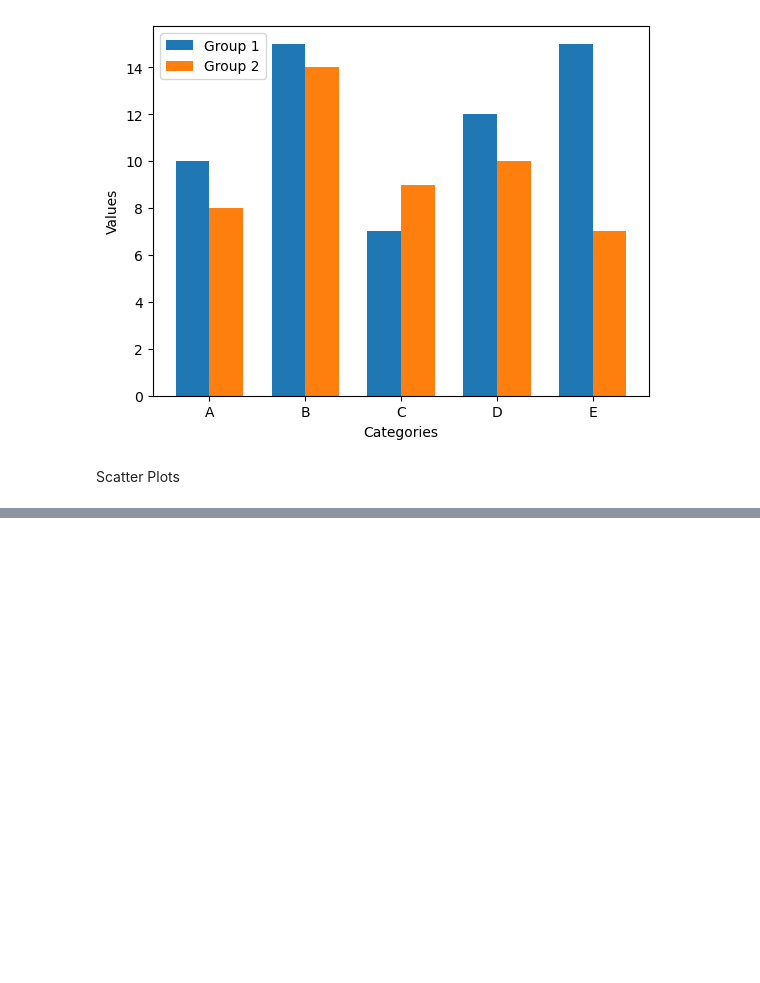
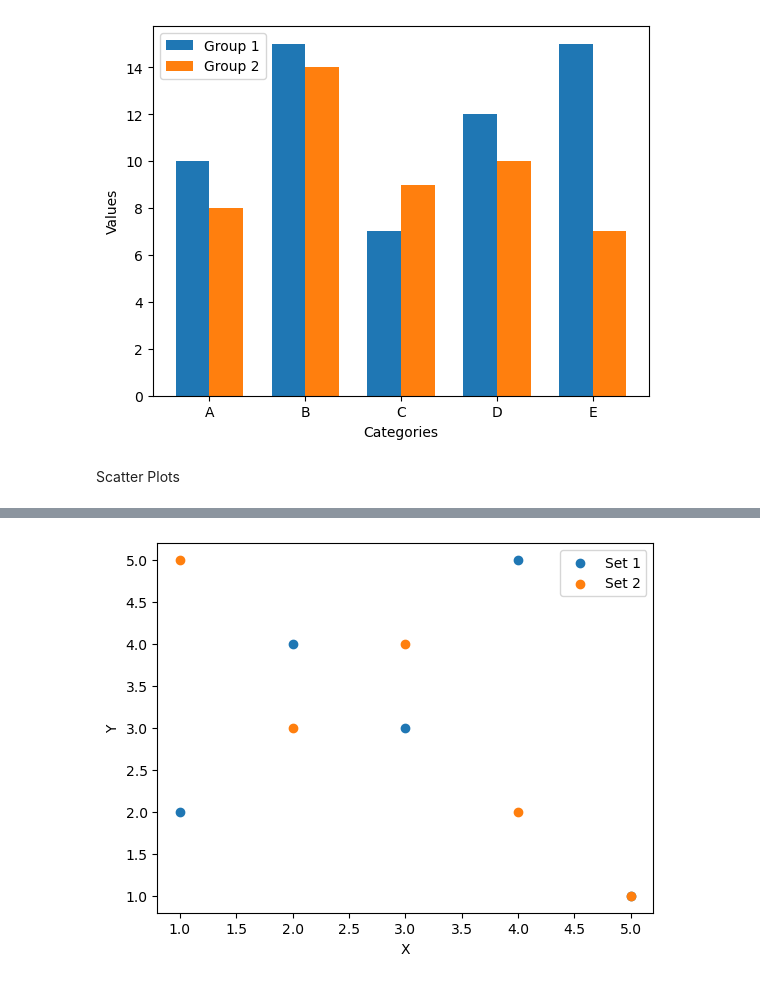
Before and after one commit to mdreduanulhoque/Learning_AI_ML, a Jupyter notebook: Data_Visualization/matplotlib.ipynb, the cells around one changed output, grey strips where cells are left out. Saved outputs shown, nothing was run; the diff lists cells and outputs as text; code cells hidden in the pictures; blank space fills up the shorter version.

```diff
--- a/Data_Visualization/matplotlib.ipynb
+++ b/Data_Visualization/matplotlib.ipynb
@@ -109,0 +139,13 @@ Scatter Plots
+# %%
+# Multiple Scatter Plots
+
+y2 = [5, 3, 4, 2, 1]
+
+plt.scatter(x, y, label='Set 1')
+plt.scatter(x, y2, label='Set 2')
+plt.xlabel("X")
+plt.ylabel("Y")
+plt.legend()
+plt.show()
+# %% [output]
+[figure, added]
```
Also changed, not shown: parts of 4 cells of this notebook.
